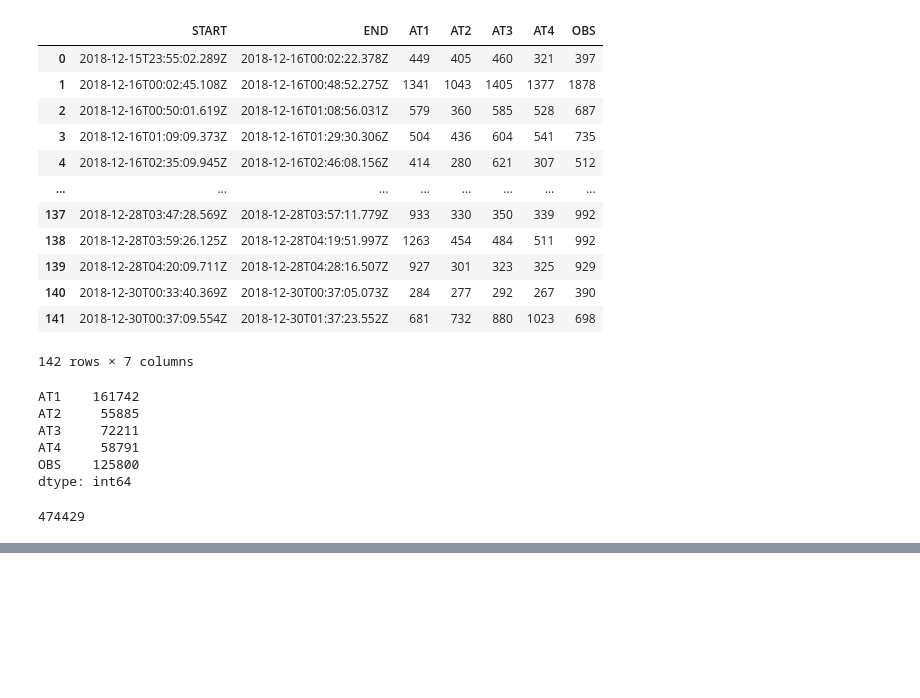
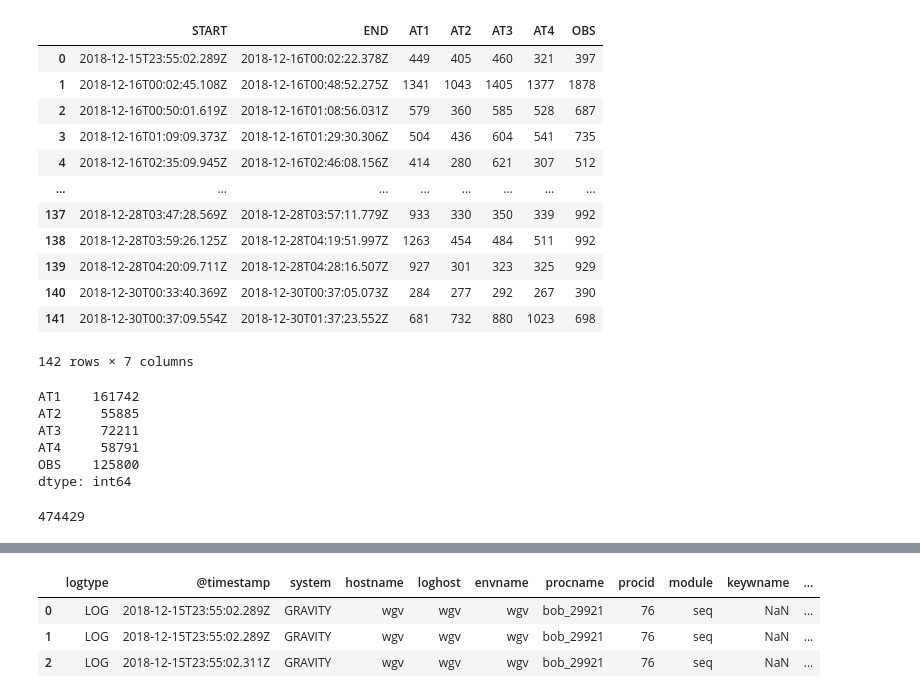
Before and after one commit to jpgil/logdelay, a Jupyter notebook: notebooks/dataset/2019-12-18-jgil-paranal.ipynb, the cells around one changed output, grey strips where cells are left out. Cells and saved outputs as stored; diff of their text form; code cells hidden in the pictures; blank space fills up the shorter version.

```diff
--- a/notebooks/dataset/2019-12-18-jgil-paranal.ipynb
+++ b/notebooks/dataset/2019-12-18-jgil-paranal.ipynb
@@ -49,0 +53,4 @@ countlogs[["AT1", "AT2", "AT3", "AT4", "OBS"]].sum().sum()
+# %%
+raw_paranal="../../data/raw/PARANAL"
+interim_paranal="../../data/interim/PARANAL"
+!ls $raw_paranal/ | head -n 5
@@ -49,0 +63,8 @@ countlogs[["AT1", "AT2", "AT3", "AT4", "OBS"]].sum().sum()
+# %%
+test = pd.read_csv(raw_paranal + '/GRAVITY-2018-12-15T23:55:02.289Z.OBS.csv' )
+test.head(3)
+# %% [output]
+|  | logtype | @timestamp | system | hostname | loghost | envname | procname | procid | module | keywname | ... |
+| 0 | LOG | 2018-12-15T23:55:02.289Z | GRAVITY | wgv | wgv | wgv | bob_29921 | 76 | seq | NaN | ... |
+| 1 | LOG | 2018-12-15T23:55:02.289Z | GRAVITY | wgv | wgv | wgv | bob_29921 | 76 | seq | NaN | ... |
+| 2 | LOG | 2018-12-15T23:55:02.311Z | GRAVITY | wgv | wgv | wgv | bob_29921 | 76 | seq | NaN | ... |
```
Also changed, not shown: parts of 8 cells of this notebook, 3 other files.
